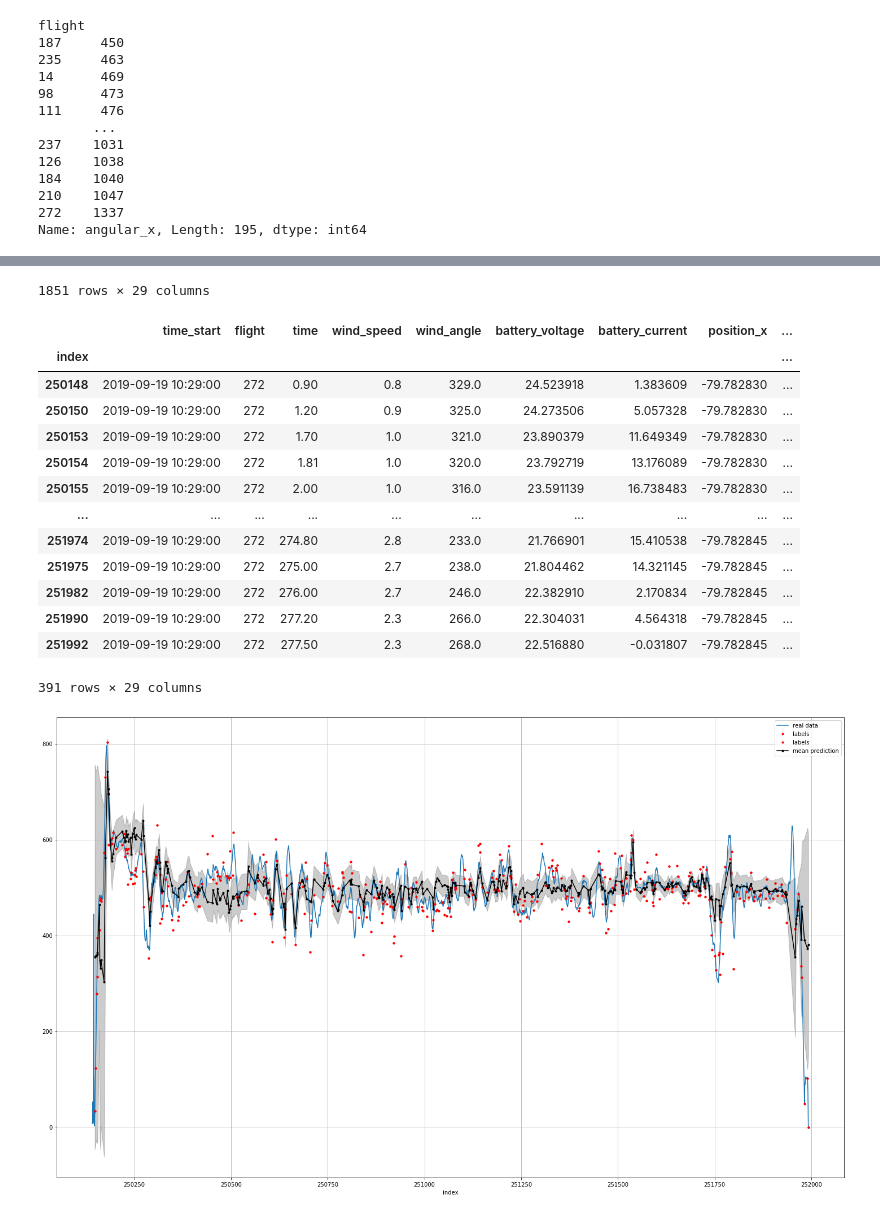
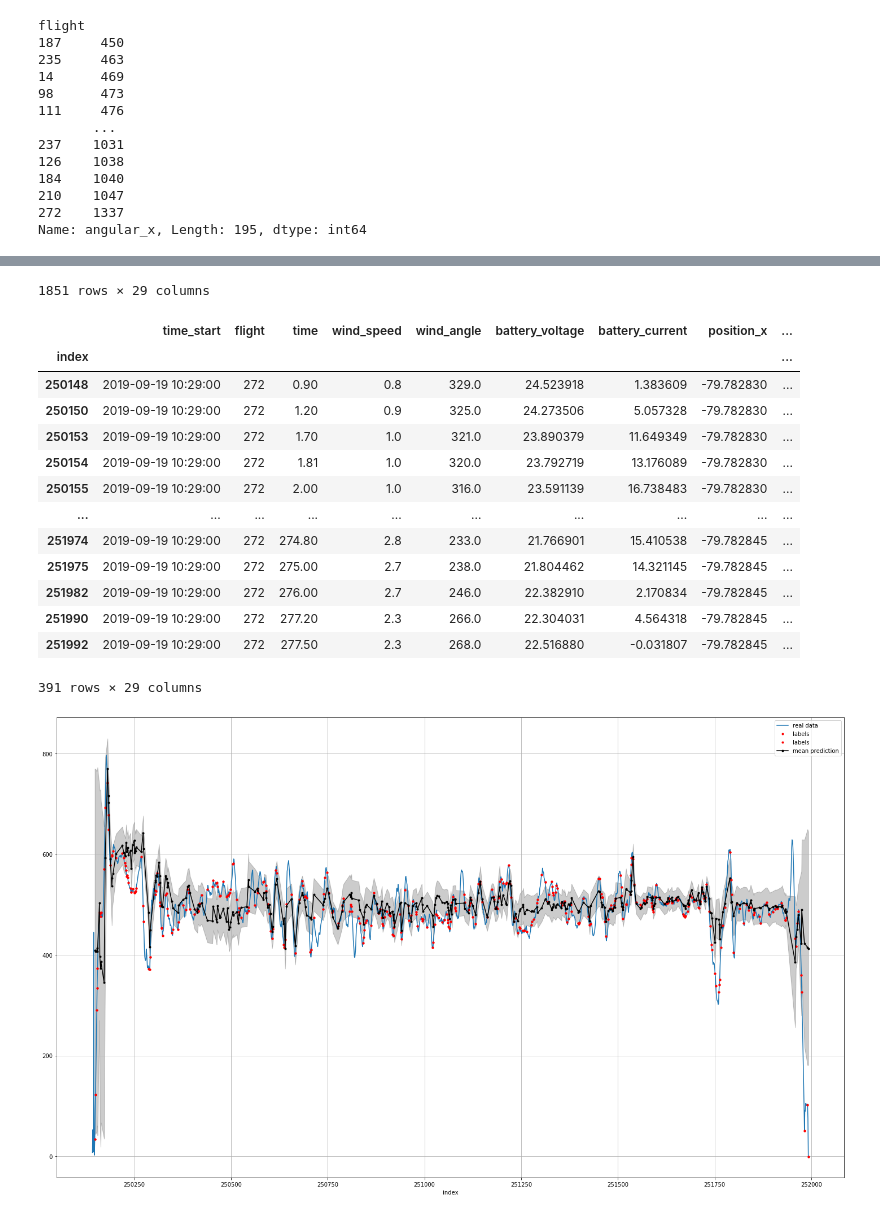
Before and after one commit to multitel-ai/nsw-certification, a Jupyter notebook: code preparation/mlp.ipynb, the cells around one changed output, grey strips where cells are left out. Cells and saved outputs as stored; diff of their text form; code cells hidden in the pictures.

```diff
--- a/code preparation/mlp.ipynb
+++ b/code preparation/mlp.ipynb
@@ -37,7 +37,7 @@ sudo rmmod nvidia_uvm && sudo modprobe nvidia_uvm
 # Load data
 (quadricoptere dataset)
 # %%
-datasets = read_split_csv("/Data/split_quad/")#, engine="python")
+datasets = read_split_csv("/App/Data/split_quad/")#, engine="python")
 datasets["val"]
 # %% [output]
 val.csv
@@ -98,7 +98,7 @@ input_features.remove(target)
 print(input_features)
 
 # folder to store models and stats
-model_dir = "/App/baselines"
+model_dir = "/App/code preparation/baselines"
 # %% [output]
 ['time', 'wind_speed', 'wind_angle', 'position_z', 'orientation_x', 'orientation_y', 'orientation_z', 'orientation_w', 'velocity_x', 'velocity_z', 'angular_x', 'angular_y', 'angular_z', 'linear_accele ...
 # %%
@@ -441,32 +441,32 @@ plot_flight_pred(datasets, 272, pred_test_moy, "test", "power_smoothed")
 # %%
-plot_flight_pred(datasets, 272, pred_test_moy, "test")
+plot_flight_pred(datasets, 272, pred_test_moy, "test", "power_smoothed")
 # %% [output]
 |  | time_start | flight | time | wind_speed | wind_angle | battery_voltage | battery_current | position_x | ... |
 | index |  |  |  |  |  |  |  |  | ... |
 | 250142 | 2019-09-19 10:29:00 | 272 | 0.00 | 0.5 | 319.0 | 24.522665 | 0.302167 | -79.782830 | ... |
 | 250143 | 2019-09-19 10:29:00 | 272 | 0.20 | 0.5 | 321.0 | 24.361151 | 2.170834 | -79.782830 | ... |
 | 250144 | 2019-09-19 10:29:00 | 272 | 0.30 | 0.5 | 325.0 | 24.505136 | 0.333975 | -79.782830 | ... |
 | 250145 | 2019-09-19 10:29:00 | 272 | 0.51 | 0.5 | 324.0 | 23.205507 | 19.155823 | -79.782830 | ... |
 | 250146 | 2019-09-19 10:29:00 | 272 | 0.61 | 0.6 | 325.0 | 24.448793 | 1.574451 | -79.782830 | ... |
 | ... | ... | ... | ... | ... | ... | ... | ... | ... | ... |
 | 251988 | 2019-09-19 10:29:00 | 272 | 276.91 | 2.2 | 258.0 | 22.287754 | 4.516608 | -79.782845 | ... |
 | 251989 | 2019-09-19 10:29:00 | 272 | 277.10 | 2.3 | 260.0 | 22.300276 | 4.651788 | -79.782845 | ... |
 | 251990 | 2019-09-19 10:29:00 | 272 | 277.20 | 2.3 | 266.0 | 22.304031 | 4.564318 | -79.782845 | ... |
 | 251991 | 2019-09-19 10:29:00 | 272 | 277.40 | 2.3 | 265.0 | 22.341593 | 3.363600 | -79.782845 | ... |
 | 251992 | 2019-09-19 10:29:00 | 272 | 277.50 | 2.3 | 268.0 | 22.516880 | -0.031807 | -79.782845 | ... |
 1851 rows × 29 columns
 |  | time_start | flight | time | wind_speed | wind_angle | battery_voltage | battery_current | position_x | ... |
 | index |  |  |  |  |  |  |  |  | ... |
 | 250148 | 2019-09-19 10:29:00 | 272 | 0.90 | 0.8 | 329.0 | 24.523918 | 1.383609 | -79.782830 | ... |
 | 250150 | 2019-09-19 10:29:00 | 272 | 1.20 | 0.9 | 325.0 | 24.273506 | 5.057328 | -79.782830 | ... |
 | 250153 | 2019-09-19 10:29:00 | 272 | 1.70 | 1.0 | 321.0 | 23.890379 | 11.649349 | -79.782830 | ... |
 | 250154 | 2019-09-19 10:29:00 | 272 | 1.81 | 1.0 | 320.0 | 23.792719 | 13.176089 | -79.782830 | ... |
 | 250155 | 2019-09-19 10:29:00 | 272 | 2.00 | 1.0 | 316.0 | 23.591139 | 16.738483 | -79.782830 | ... |
 | ... | ... | ... | ... | ... | ... | ... | ... | ... | ... |
 | 251974 | 2019-09-19 10:29:00 | 272 | 274.80 | 2.8 | 233.0 | 21.766901 | 15.410538 | -79.782845 | ... |
 | 251975 | 2019-09-19 10:29:00 | 272 | 275.00 | 2.7 | 238.0 | 21.804462 | 14.321145 | -79.782845 | ... |
 | 251982 | 2019-09-19 10:29:00 | 272 | 276.00 | 2.7 | 246.0 | 22.382910 | 2.170834 | -79.782845 | ... |
 | 251990 | 2019-09-19 10:29:00 | 272 | 277.20 | 2.3 | 266.0 | 22.304031 | 4.564318 | -79.782845 | ... |
 | 251992 | 2019-09-19 10:29:00 | 272 | 277.50 | 2.3 | 268.0 | 22.516880 | -0.031807 | -79.782845 | ... |
 391 rows × 29 columns
-[figure, old version]
+[figure, new version]
```
Also changed, not shown: parts of 9 cells of this notebook, 3 other files.
